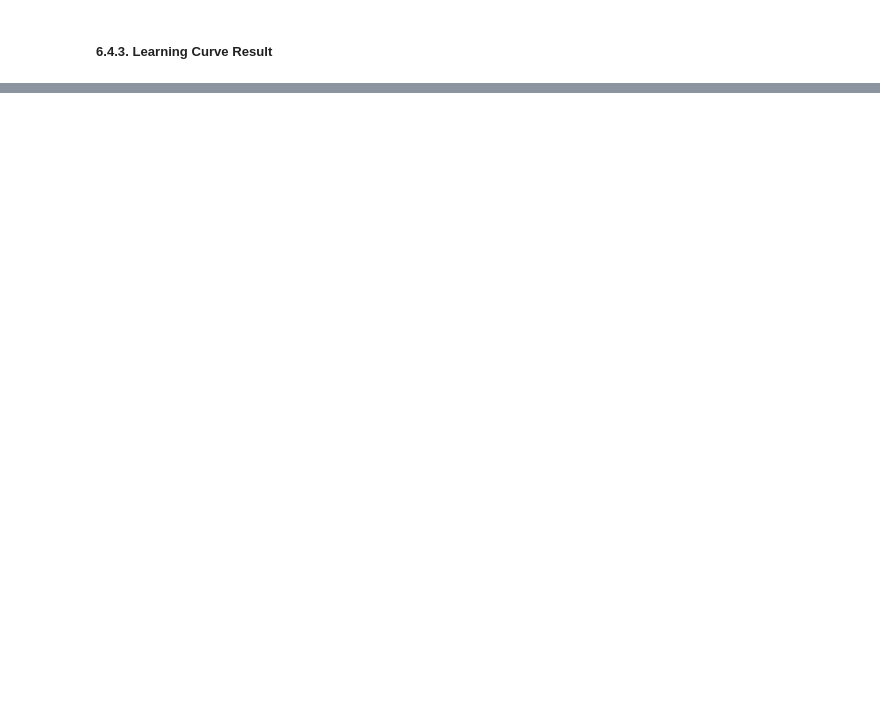
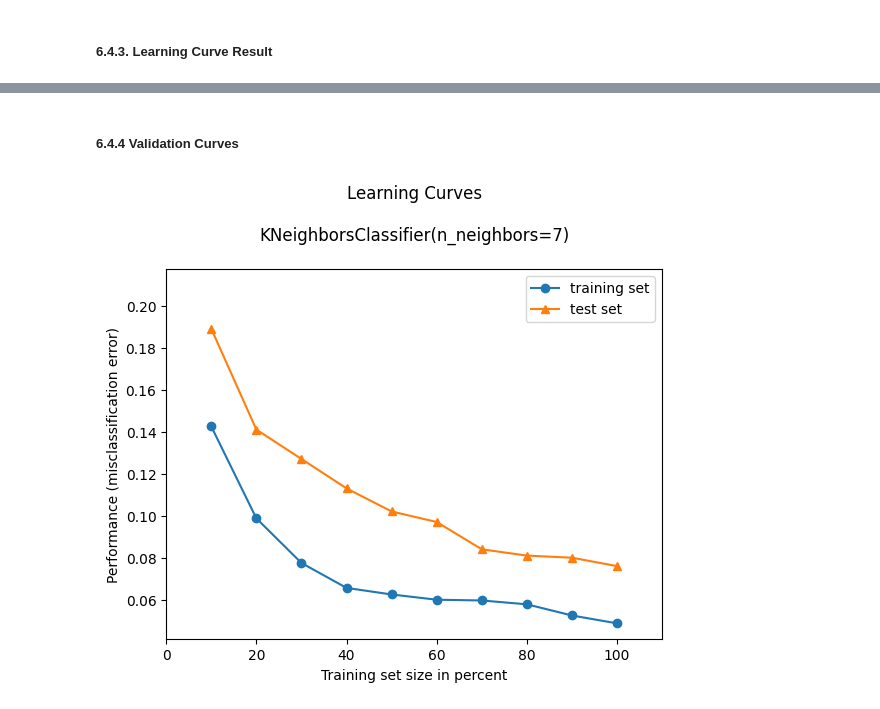
Before and after one commit to cilab-ufersa/parkinson_disease_AI, a Jupyter notebook: parkinson_disease_AI/main.ipynb, the cells around one changed output, grey strips where cells are left out. Saved outputs shown, nothing was run; the diff lists cells and outputs as text; code cells hidden in the pictures; blank space fills up the shorter version.

```diff
--- a/parkinson_disease_AI/main.ipynb
+++ b/parkinson_disease_AI/main.ipynb
@@ -506,0 +511,14 @@ plt.legend(loc = 'best')
+# %% [markdown]
+##### 6.4.4 Validation Curves
+# %%
+x_test, y = mnist_data()
+x_test, y = shuffle_arrays_unison(arrays=[x_test, y], random_seed=123)
+X_train, X_test = x_test[:4000], x_test[4000:]
+y_train, y_test = y[:4000], y[4000:]
+
+clf = KNeighborsClassifier(n_neighbors=7)
+
+plot_learning_curves(X_train, y_train, X_test, y_test, clf)
+plt.show()
+# %% [output]
+[figure, added]
```
Also changed, not shown: parts of 11 cells of this notebook.
